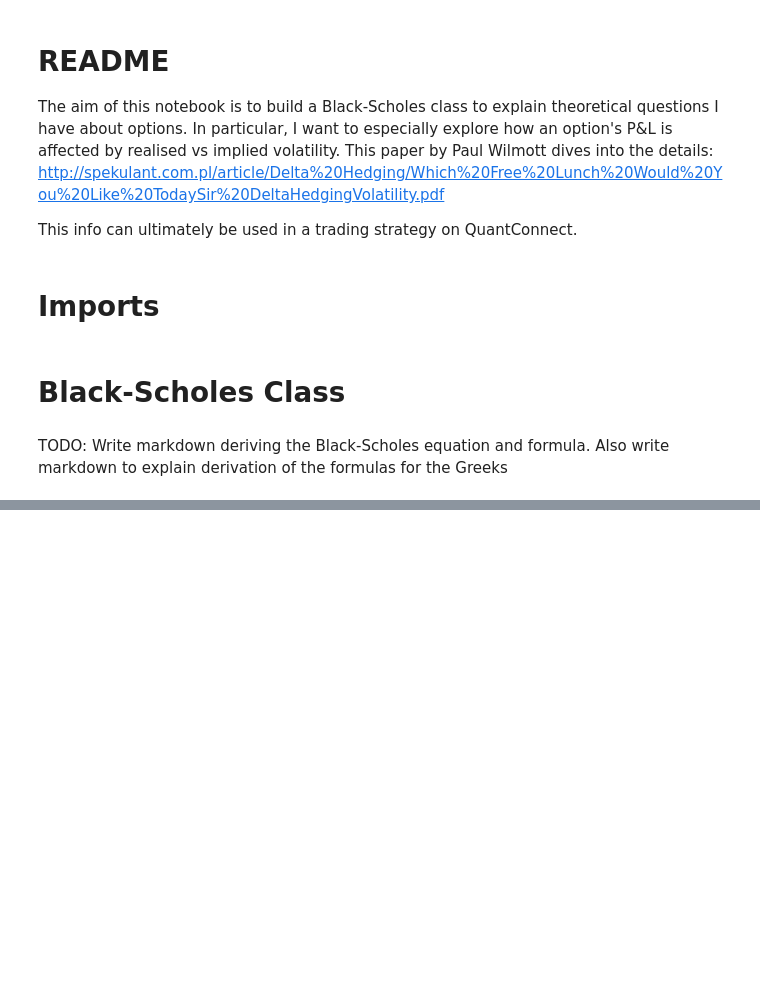
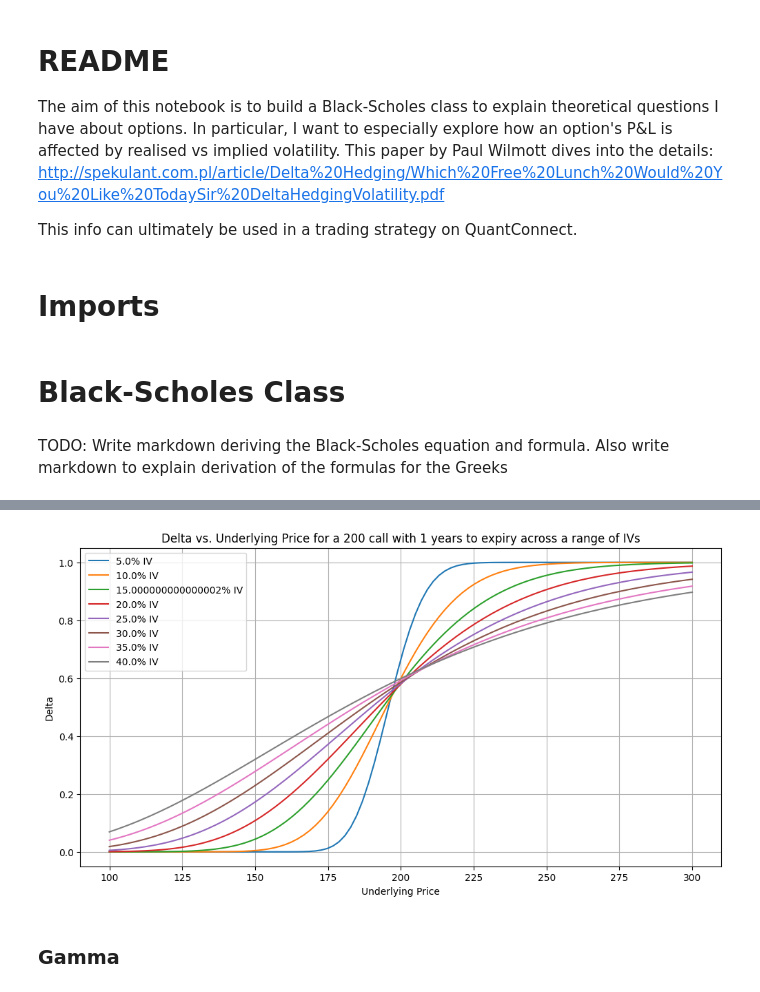
Before and after one commit to ed-churchill/implied-order-book, a Jupyter notebook: black-scholes-modelling.ipynb, the cells around one changed output, grey strips where cells are left out. Cells and saved outputs as stored; diff of their text form; code cells hidden in the pictures; blank space fills up the shorter version.

```diff
--- a/black-scholes-modelling.ipynb
+++ b/black-scholes-modelling.ipynb
@@ -408,0 +411,9 @@ bsm.implied_vol(
+# %%
+# Generate range of underlying prices
+underlying_prices = np.linspace(K-100, K+100, 100)
+
+# Generate range of expiries
+expiries = [1/365, 1/12, 1/4, 1/2, 1]
+
+# Generate range of IVs
+ivs = np.linspace(0.05, 0.4, 8)
@@ -408,0 +467,15 @@ bsm.implied_vol(
+# %%
+# Delta vs Spot for range of IVs
+plt.figure(figsize=(12, 6))
+for deltas, iv in zip(deltas_per_iv, ivs):
+    plt.plot(underlying_prices, deltas, label=f'{iv * 100}% IV')
+plt.xlabel('Underlying Price')
+plt.ylabel('Delta')
+plt.title(f'Delta vs. Underlying Price for a {K} call with {t} years to expiry across a range of IVs')
+plt.legend()
+plt.grid(True)
+plt.show()
+# %% [output]
+[figure, added]
+# %% [markdown]
+### Gamma
```
Also changed, not shown: parts of 16 cells of this notebook.
